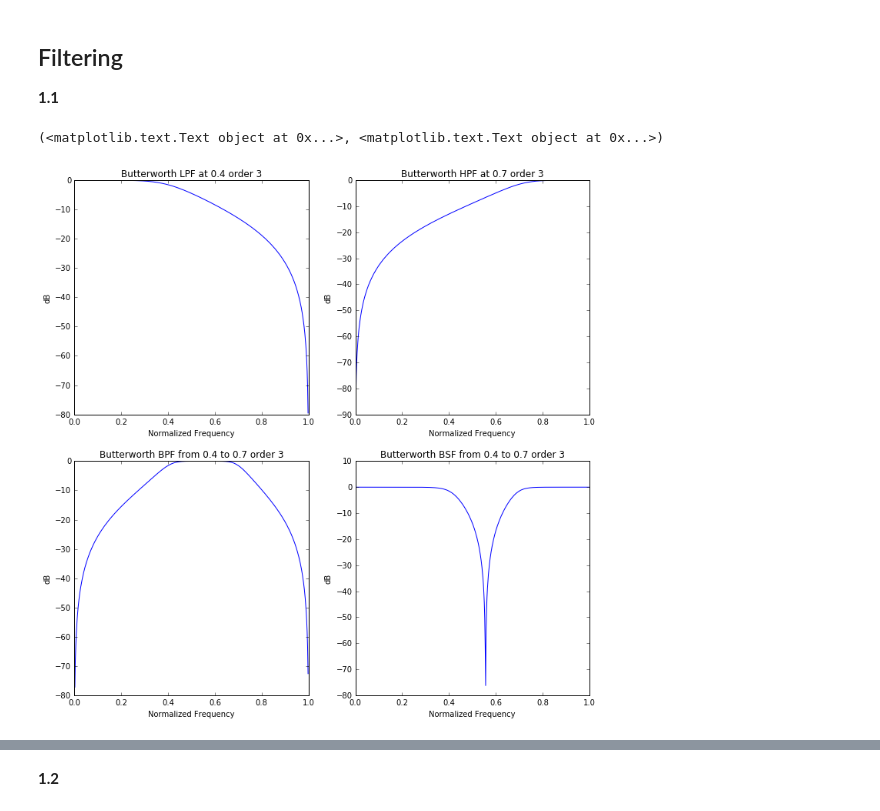
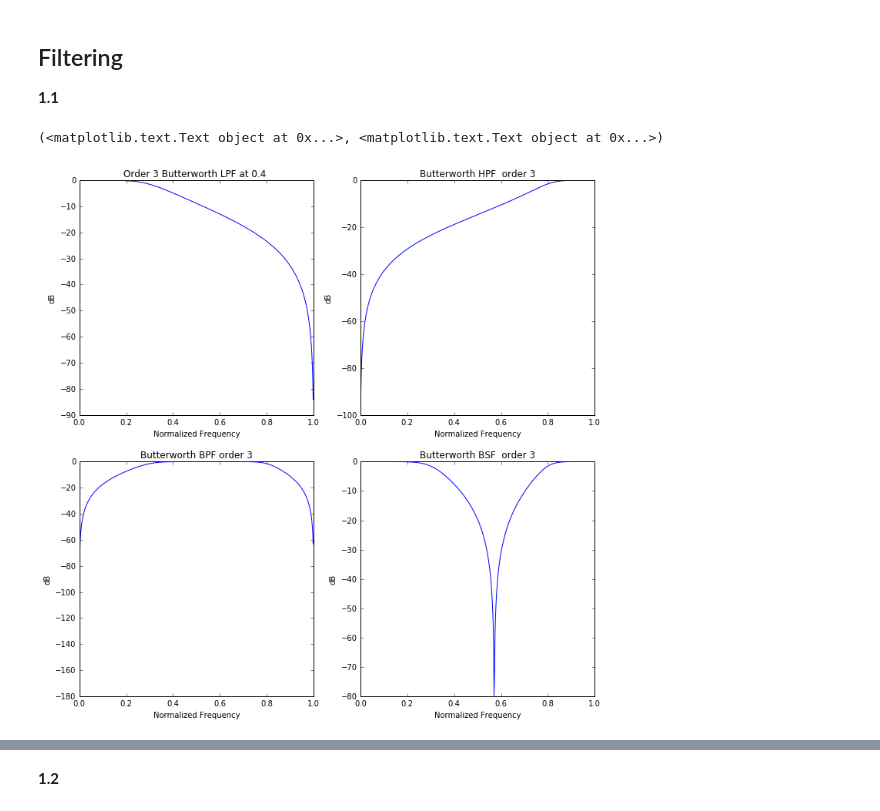
Before and after one commit to lkolezhuk/DSP-TP-1617, a Jupyter notebook: Lab6-7/python/Lab67.ipynb, the cells around one changed output, grey strips where cells are left out. Cells and saved outputs as stored; diff of their text form; code cells hidden in the pictures.

```diff
--- a/Lab6-7/python/Lab67.ipynb
+++ b/Lab6-7/python/Lab67.ipynb
@@ -43,45 +43,49 @@ Pretty printing has been turned OFF
 ## Filtering
 **1.1**
 # %%
-#Butterworth!
+#Butterworth
 filter_order = 3
-w_cutoff = 0.4
-w_pass = 0.7
+w_cutoff = 0.3
+w_pass = 0.8
 
-#lowpass’, ‘highpass’, ‘bandpass’, ‘bandstop’
+#lowpass
 butt_b1, butt_a1 = signal.butter(filter_order, w_cutoff, btype='lowpass')
 butt_w1, butt_h1 = signal.freqz(butt_b1, butt_a1)
 
+#highpass
 butt_b2, butt_a2 = signal.butter(filter_order, w_pass, btype='highpass')
 butt_w2, butt_h2 = signal.freqz(butt_b2, butt_a2)
 
+#bandpass
 butt_b3, butt_a3 = signal.butter(filter_order, [w_cutoff, w_pass], btype='bandpass')
 butt_w3, butt_h3 = signal.freqz(butt_b3, butt_a3)
 
+#bandstop
 butt_b4, butt_a4 = signal.butter(filter_order, [w_cutoff, w_pass], btype='bandstop')
 butt_w4, butt_h4 = signal.freqz(butt_b4, butt_a4)
 
+
 plt.figure(figsize=(12,12))
 plt.subplot(2,2,1)
-plt.title('Butterworth LPF at 0.4 order 3')
+plt.title('Order 3 Butterworth LPF at 0.4 ')
 plt.plot(butt_w1/np.pi, 10*np.log10(np.abs(butt_h1)))
 plt.ylabel('dB'), plt.xlabel('Normalized Frequency')
 
 plt.subplot(2,2,2)
-plt.title('Butterworth HPF at 0.7 order 3')
+plt.title('Butterworth HPF  order 3')
 plt.plot(butt_w2/np.pi, 10*np.log10(np.abs(butt_h2)))
 plt.ylabel('dB'), plt.xlabel('Normalized Frequency')
 
 plt.subplot(2,2,3)
-plt.title('Butterworth BPF from 0.4 to 0.7 order 3')
+plt.title('Butterworth BPF order 3')
 plt.plot(butt_w3/np.pi, 10*np.log10(np.abs(butt_h3)))
 plt.ylabel('dB'), plt.xlabel('Normalized Frequency')
 
 plt.subplot(2,2,4)
-plt.title('Butterworth BSF from 0.4 to 0.7 order 3')
+plt.title('Butterworth BSF  order 3')
 plt.plot(butt_w4/np.pi, 10*np.log10(np.abs(butt_h4)))
 plt.ylabel('dB'), plt.xlabel('Normalized Frequency')
 # %% [output]
 (<matplotlib.text.Text object at 0x...>, <matplotlib.text.Text object at 0x...>)
-[figure, old version]
+[figure, new version]
 # %%
```
Also changed, not shown: parts of 14 cells of this notebook.
